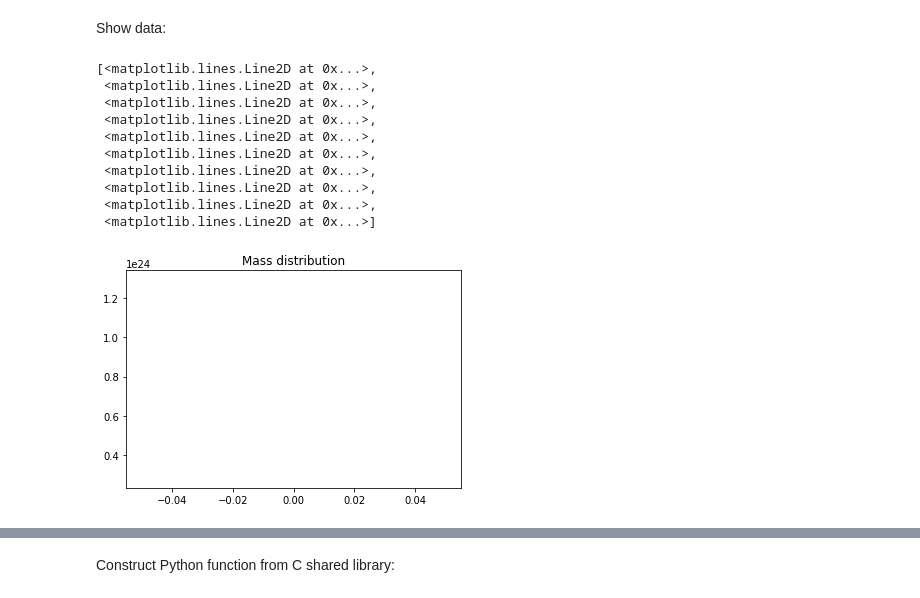
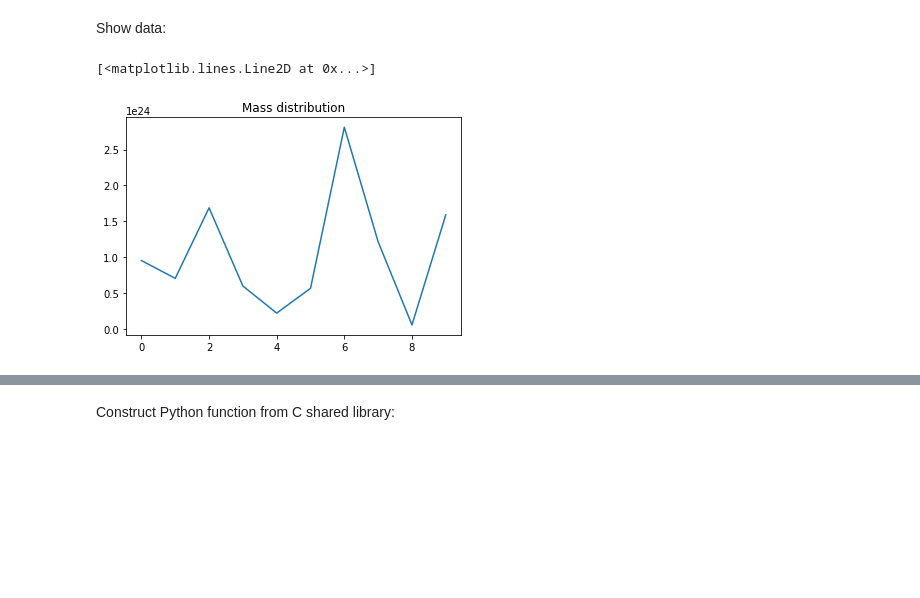
Before and after one commit to integraledelebesgue/Astrophisics, a Jupyter notebook: Simulation1/simulation1.ipynb, the cells around one changed output, grey strips where cells are left out. Cells and saved outputs as stored; diff of their text form; code cells hidden in the pictures; blank space fills up the shorter version.

```diff
--- a/Simulation1/simulation1.ipynb
+++ b/Simulation1/simulation1.ipynb
@@ -38,19 +38,10 @@ velocities = np.array([_ for _ in velocityGen()])
 Show data:
 # %%
 plt.title('Mass distribution')
-plt.plot(masses)
+plt.plot(masses.flatten())
 # %% [output]
-[<matplotlib.lines.Line2D at 0x...>,
- <matplotlib.lines.Line2D at 0x...>,
- <matplotlib.lines.Line2D at 0x...>,
- <matplotlib.lines.Line2D at 0x...>,
- <matplotlib.lines.Line2D at 0x...>,
- <matplotlib.lines.Line2D at 0x...>,
- <matplotlib.lines.Line2D at 0x...>,
- <matplotlib.lines.Line2D at 0x...>,
- <matplotlib.lines.Line2D at 0x...>,
- <matplotlib.lines.Line2D at 0x...>]
+[<matplotlib.lines.Line2D at 0x...>]
-[figure, old version]
+[figure, new version]
 # %%
 mass_scaler = MinMaxScaler()
 cmap = mass_scaler.fit_transform(masses.reshape(-2, 2))
```
Also changed, not shown: parts of 5 cells of this notebook, 13 other files.
